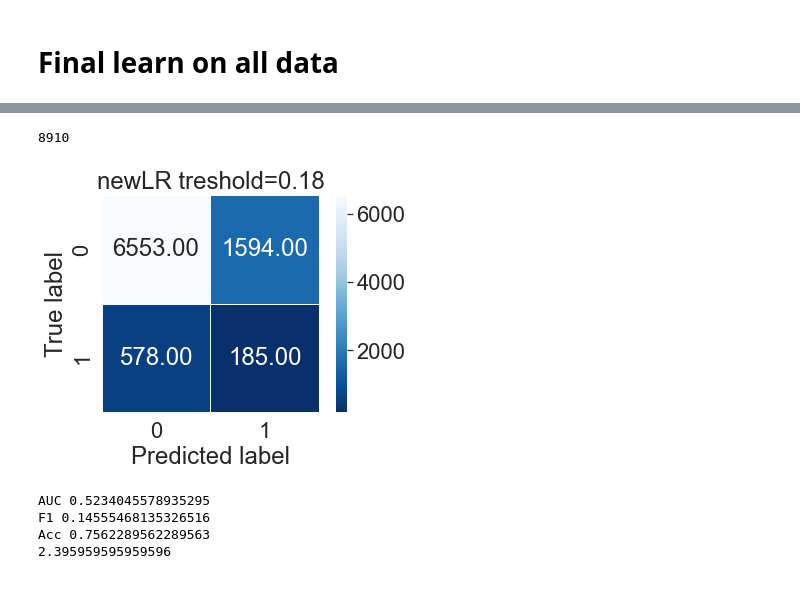
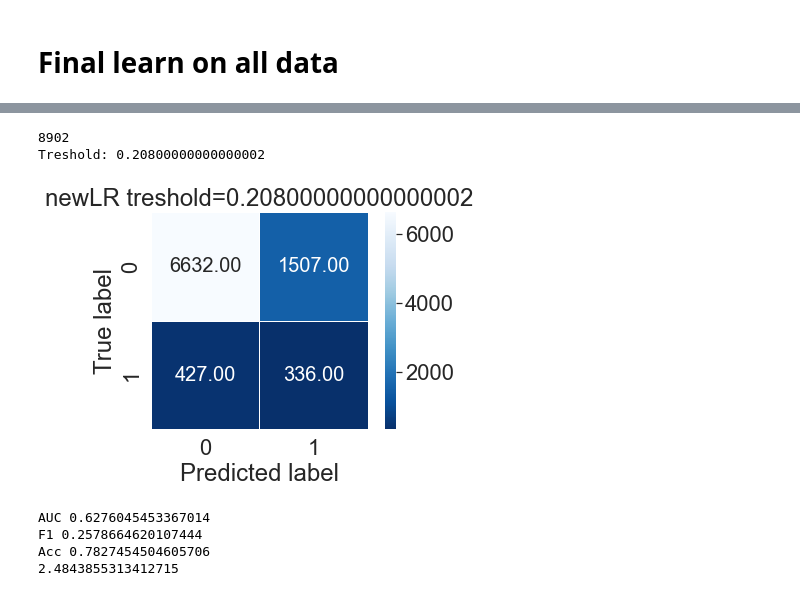
Before and after one commit to carokanns/Trav, a Jupyter notebook: spel/v75_tester/v75_learn_ny.ipynb, the cells around one changed output, grey strips where cells are left out. Saved outputs shown, nothing was run; the diff lists cells and outputs as text; code cells hidden in the pictures.

```diff
--- a/spel/v75_tester/v75_learn_ny.ipynb
+++ b/spel/v75_tester/v75_learn_ny.ipynb
@@ -241,8 +305,10 @@ typ16 4
 # %% [markdown]
 Testa mot validatation data (X_val och y_val)
 # %%
+
+# create the stack
 stacked_meta_val, y_val = skapa_stack_learning(X_val, y_val)
-stacked_meta_val['meta'] = predict_meta_model(stacked_meta_val, meta_model=meta_model)[:,1]
+stacked_meta_val['meta'] = predict_meta_ridge_model(stacked_meta_val, ridge_model=meta_model)[:,1]
 stacked_meta_val['y'] = y_val.values
 stacked_meta_val['avd'] = X_val.avd.values
 
@@ -257,6 +323,8 @@ def confusion_matrix_graph(y_true, y_pred, title='Confusion matrix'):
     sns.heatmap(cm, annot=True, fmt=".2f", linewidths=.5, square=True, cmap='Blues_r')
     sns.set(font_scale=2.0)
     # plt.figure(figsize=(10,10))
+    #increase font size
+    plt.rcParams['font.size'] = 20
     plt.ylabel('True label')
     plt.xlabel('Predicted label')
     plt.title(title)
@@ -280,6 +345,11 @@ Index(['proba6', 'kelly6', 'proba1', 'kelly1', 'proba9', 'kelly9', 'proba16', 'k
 # %%
-tresh=0.22
+# tresh=0.286
 typ='meta'
+for tresh in np.arange(0.1,0.5,0.0001):
+    cost=12*sum(stacked_meta_val[typ]>tresh)/len(stacked_meta_val)
+    if cost<2.5:
+        break
+print(f'Treshold: {tresh}')
 confusion_matrix_graph(stacked_meta_val['y'], (stacked_meta_val[typ]>tresh).astype(int), f'{typ} treshold={tresh}')
 scores(stacked_meta_val['y'], (stacked_meta_val[typ]>tresh))
 print(12*sum(stacked_meta_val[typ]>tresh)/len(stacked_meta_val))
@@ -292,6 +363,11 @@ Acc 0.6690235690235691
 # %%
-tresh=0.145
+# tresh=0.145
 typ='proba6'
+for tresh in np.arange(0.001,0.5,0.001):
+    cost=12*sum(stacked_meta_val[typ]>tresh)/len(stacked_meta_val)
+    if cost<2.5:
+        break
+print(f'Treshold: {tresh}')
 confusion_matrix_graph(stacked_meta_val['y'], (stacked_meta_val[typ]>tresh).astype(int), f'{typ} treshold={tresh}')
 scores(stacked_meta_val['y'], (stacked_meta_val[typ]>tresh))
 print(12*sum(stacked_meta_val[typ]>tresh)/len(stacked_meta_val))
@@ -316,17 +408,0 @@ meta_model=learn_meta_model(stacked_data.drop(['y'], axis=1), stacked_data['y'])
-# %%
-# apply ridge classifier to stacked_data
-from sklearn.linear_model import RidgeClassifier
-ridge_model = RidgeClassifier(random_state=2022)
-ridge_model.fit(stacked_data.drop(['y'], axis=1), stacked_data['y'])
-pred = ridge_model._predict_proba_lr(stacked_meta_val.iloc[:,:-3] )[:,1]
-tresh=0.286
-typ='ridge'
-confusion_matrix_graph(stacked_meta_val['y'], pred>tresh, f'{typ} treshold={tresh}')
-scores(stacked_meta_val['y'], pred>tresh)
-print(12*sum(pred>tresh)/len(stacked_meta_val))
-
-# learn on final data
-ridge_model = ridge_model.fit(stacked_data.drop(['y'], axis=1), stacked_data['y'])
-# save this model
-with open(pref+'modeller/ridge_model.model', 'wb') as f:
-    pickle.dump(ridge_model, f)
@@ -339,31 +409,36 @@ Acc 0.8334455667789001
 # %%
 
 from sklearn.linear_model import LogisticRegression
 # apply logistic regression on the stacked data
 logreg = LogisticRegression(solver='lbfgs',
                             class_weight='balanced',
                                 multi_class='auto',
                                 random_state=2022,
                                 max_iter=1000)
 new_model = logreg.fit(stacked_data.drop(['y'], axis=1), stacked_data['y'])
 
 # print(stacked_meta_val.iloc[:,:-3]  )
 pred = new_model.predict_proba(stacked_meta_val.iloc[:,:-3] )[:,1]
 # pred = new_model.predict(stacked_meta_val.iloc[:,:-3] )
 
 print(stacked_meta_val.shape[0])
-tresh=0.18
+for tresh in np.arange(0.001,0.5,0.001):
+    cost=12*sum(pred>tresh)/len(stacked_meta_val)
+    if cost<2.5:
+        break
+print(f'Treshold: {tresh}')
 typ='newLR'
 confusion_matrix_graph(stacked_meta_val['y'], pred>tresh, f'{typ} treshold={tresh}')
 scores(stacked_meta_val['y'], pred>tresh)
 # tresh=0
 # confusion_matrix_graph(stacked_meta_val['y'], pred, f'{typ} treshold={tresh}')
 # scores(stacked_meta_val['y'], pred)
 print(12*sum(pred>tresh)/len(stacked_meta_val))
 # %% [output]
-8910
+8902
+Treshold: 0.20800000000000002
-[figure, old version]
+[figure, new version]
-AUC 0.5234045578935295
-F1 0.14555468135326516
-Acc 0.7562289562289563
-2.395959595959596
+AUC 0.6276045453367014
+F1 0.2578664620107444
+Acc 0.7827454504605706
+2.4843855313412715
```
Also changed, not shown: parts of 14 cells of this notebook, 21 other files.
